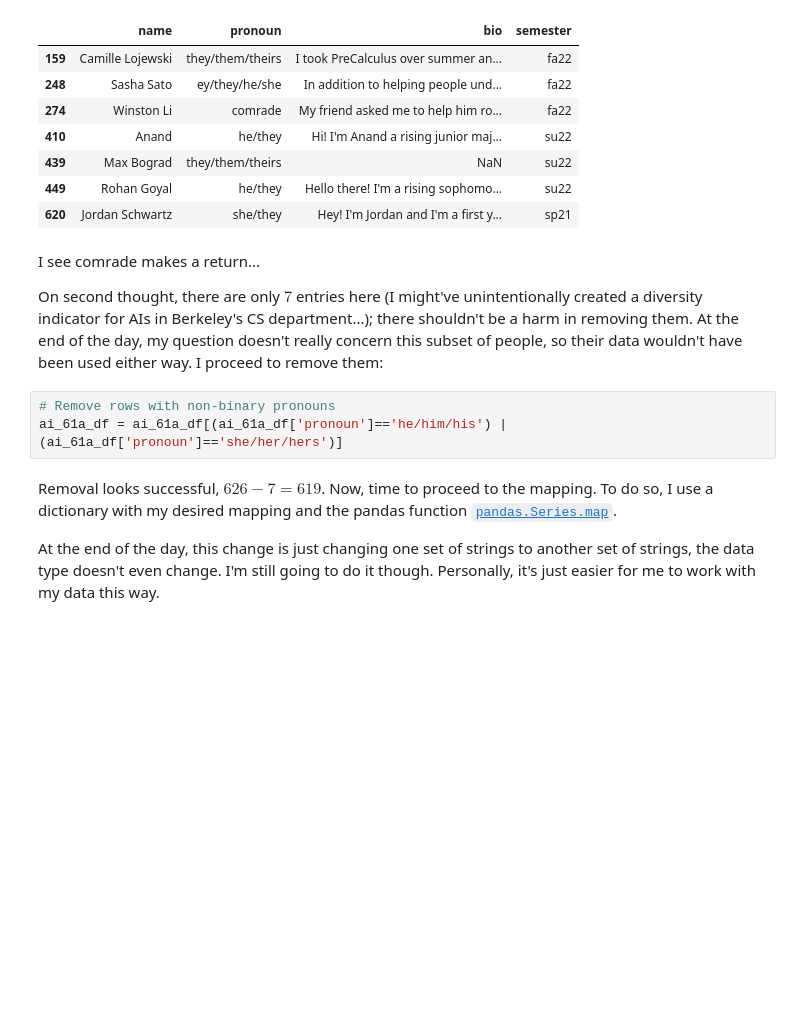
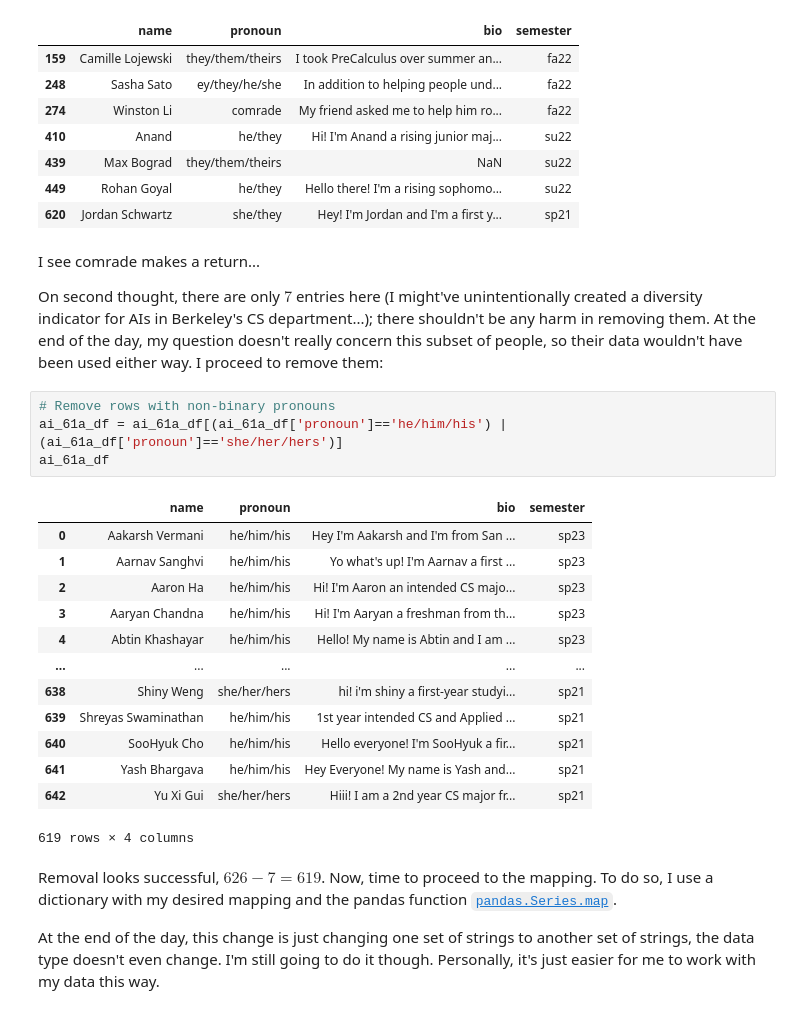
Before and after one commit to dnhuang/gender-proper-case-usage, a Jupyter notebook: analysis.ipynb, the cells around one changed output. Saved outputs shown, nothing was run; the diff lists cells and outputs as text; blank space fills up the shorter version.

```diff
--- a/analysis.ipynb
+++ b/analysis.ipynb
@@ -182,10 +182,25 @@ ai_61a_df[~((ai_61a_df['pronoun']=='he/him/his') | (ai_61a_df['pronoun']=='she/h
 # %% [markdown]
 I see comrade makes a return...
 
-On second thought, there are only $7$ entries here (I might've unintentionally created a diversity indicator for AIs in Berkeley's CS department...); there shouldn't be a harm in removing them. At the end of the day, my question doesn't really concern this subset of people, so their data wouldn't have been used either way. I proceed to remove them:
+On second thought, there are only $7$ entries here (I might've unintentionally created a diversity indicator for AIs in Berkeley's CS department...); there shouldn't be any harm in removing them. At the end of the day, my question doesn't really concern this subset of people, so their data wouldn't have been used either way. I proceed to remove them:
 # %%
 # Remove rows with non-binary pronouns
 ai_61a_df = ai_61a_df[(ai_61a_df['pronoun']=='he/him/his') | (ai_61a_df['pronoun']=='she/her/hers')]
+ai_61a_df
+# %% [output]
+|  | name | pronoun | bio | semester |
+| 0 | Aakarsh Vermani | he/him/his | Hey I'm Aakarsh and I'm from San ... | sp23 |
+| 1 | Aarnav Sanghvi | he/him/his | Yo what's up! I'm Aarnav a first ... | sp23 |
+| 2 | Aaron Ha | he/him/his | Hi! I'm Aaron an intended CS majo... | sp23 |
+| 3 | Aaryan Chandna | he/him/his | Hi! I'm Aaryan a freshman from th... | sp23 |
+| 4 | Abtin Khashayar | he/him/his | Hello! My name is Abtin and I am ... | sp23 |
+| ... | ... | ... | ... | ... |
+| 638 | Shiny Weng | she/her/hers | hi! i'm shiny a first-year studyi... | sp21 |
+| 639 | Shreyas Swaminathan | he/him/his | 1st year intended CS and Applied ... | sp21 |
+| 640 | SooHyuk Cho | he/him/his | Hello everyone! I'm SooHyuk a fir... | sp21 |
+| 641 | Yash Bhargava | he/him/his | Hey Everyone! My name is Yash and... | sp21 |
+| 642 | Yu Xi Gui | she/her/hers | Hiii! I am a 2nd year CS major fr... | sp21 |
+619 rows × 4 columns
 # %% [markdown]
 Removal looks successful, $626-7=619$. Now, time to proceed to the mapping. To do so, I use a dictionary with my desired mapping and the pandas function [`pandas.Series.map`](https://pandas.pydata.org/docs/reference/api/pandas.Series.map.html).
 
```
Also changed, not shown: parts of 9 cells of this notebook, 3 other files.
